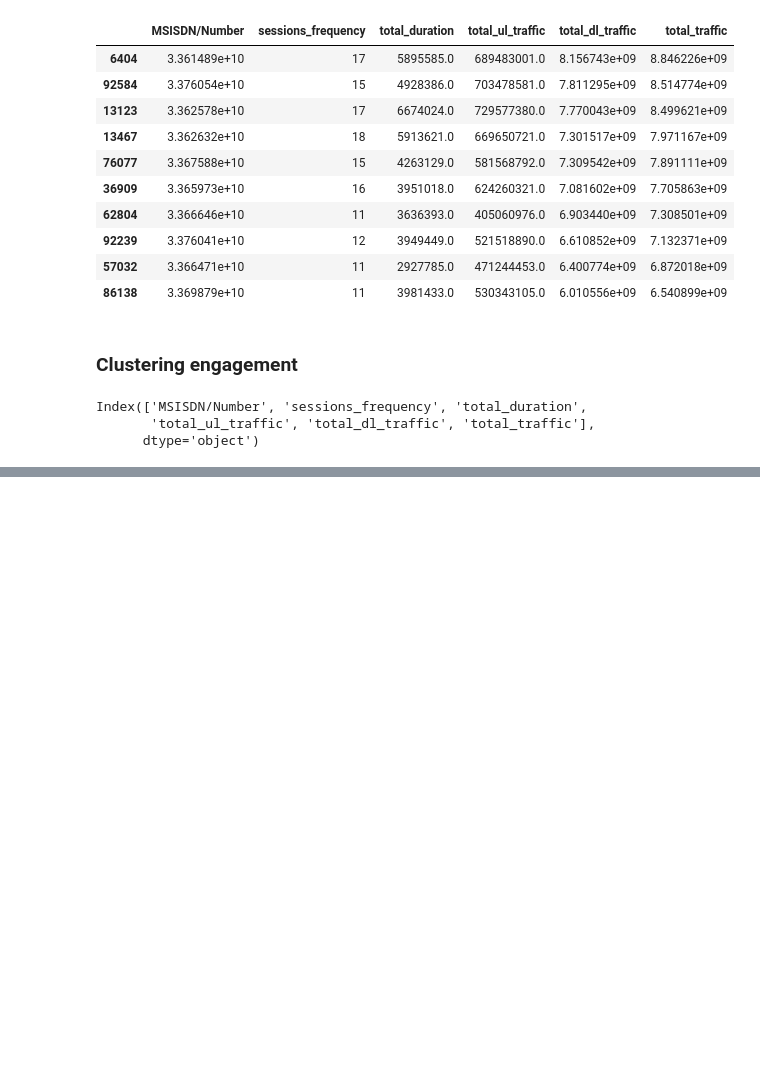
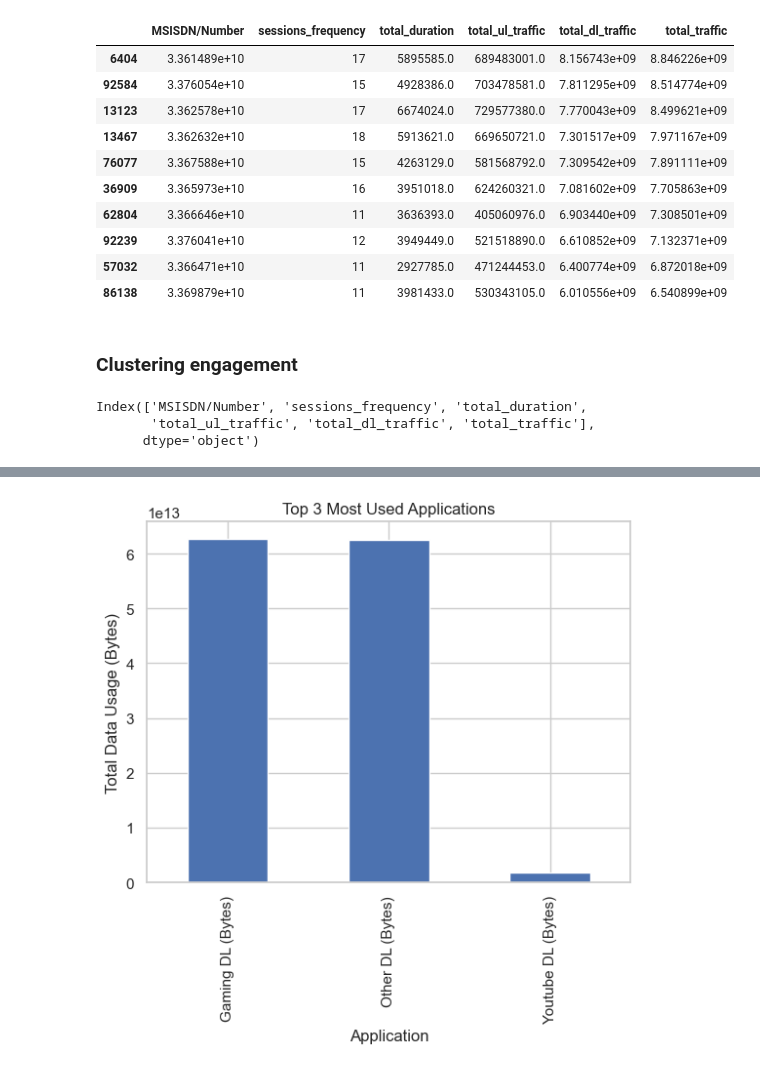
Before and after one commit to MinaseGirma/Telecommunication-analysis, a Jupyter notebook: notebook/user_engagement_eda.ipynb, the cells around one changed output, grey strips where cells are left out. Cells and saved outputs as stored; diff of their text form; code cells hidden in the pictures; blank space fills up the shorter version.

```diff
--- a/notebook/user_engagement_eda.ipynb
+++ b/notebook/user_engagement_eda.ipynb
@@ -249,0 +250,20 @@ plt.show()
+# %%
+application_columns = ['HTTP DL (Bytes)', 'Social Media DL (Bytes)', 'Google DL (Bytes)',
+                       'Email DL (Bytes)', 'Youtube DL (Bytes)', 'Netflix DL (Bytes)',
+                       'Gaming DL (Bytes)', 'Other DL (Bytes)']
+
+# Create a DataFrame to store the results
+app_engagement = df.groupby('MSISDN/Number')[application_columns].sum().reset_index()
+
+# Get top 10 users per application
+top_app_users = {app: app_engagement.nlargest(10, app) for app in application_columns}
+# %%
+top_apps = app_engagement[application_columns].sum().nlargest(3)
+
+top_apps.plot(kind='bar')
+plt.title('Top 3 Most Used Applications')
+plt.xlabel('Application')
+plt.ylabel('Total Data Usage (Bytes)')
+plt.show()
+# %% [output]
+[figure, added]
```
Also changed, not shown: parts of 7 cells of this notebook, 2 other files.
